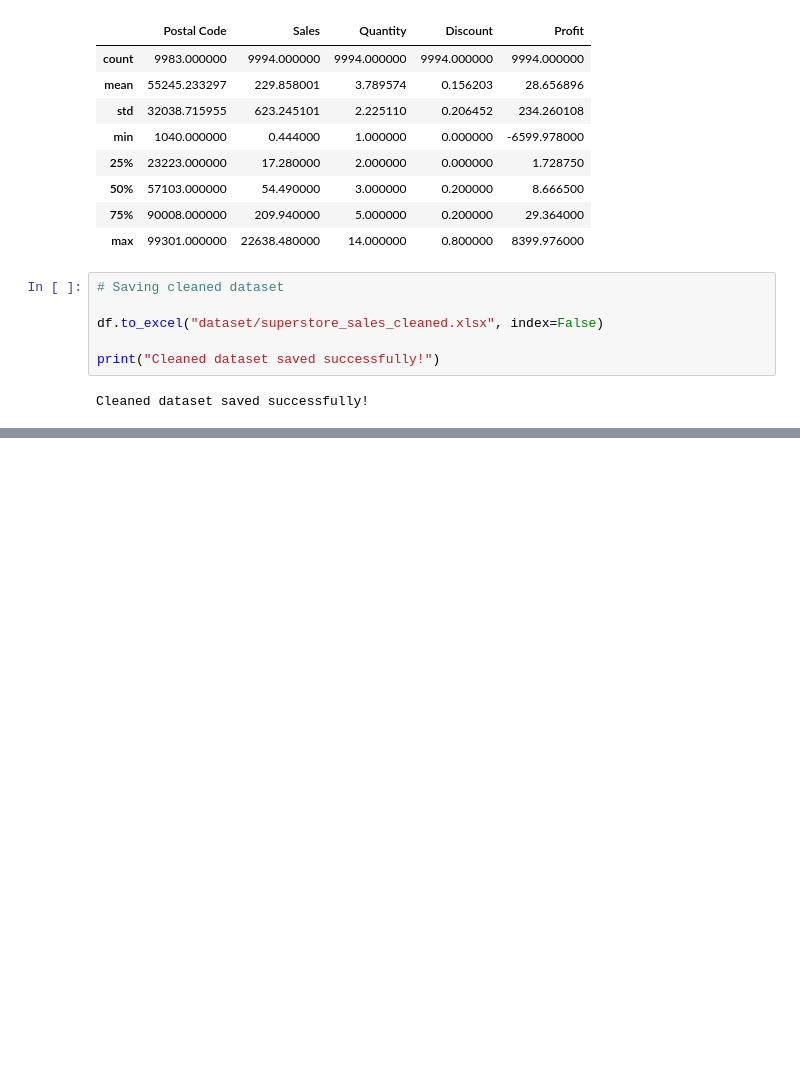
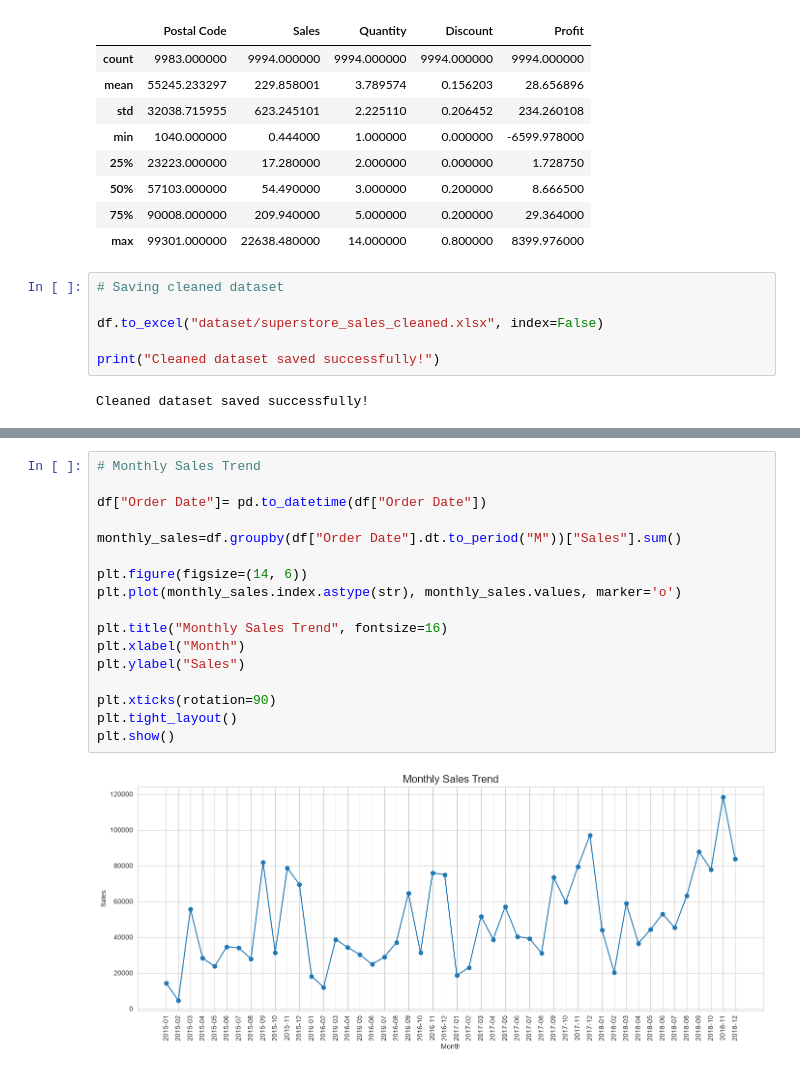
Before and after one commit to Mariyam-Shahla/datheon-data-analytics-internship-, a Jupyter notebook: Project-1-Python-EDA/EDA_Analysis.ipynb, the cells around one changed output, grey strips where cells are left out. Drawn from its saved outputs; the diff is of its cells as text; blank space fills up the shorter version.

```diff
--- a/Project-1-Python-EDA/EDA_Analysis.ipynb
+++ b/Project-1-Python-EDA/EDA_Analysis.ipynb
@@ -301,0 +332,19 @@ Cleaned dataset saved successfully!
+# %%
+# Monthly Sales Trend
+
+df["Order Date"]= pd.to_datetime(df["Order Date"])
+
+monthly_sales=df.groupby(df["Order Date"].dt.to_period("M"))["Sales"].sum()
+
+plt.figure(figsize=(14, 6))
+plt.plot(monthly_sales.index.astype(str), monthly_sales.values, marker='o')
+
+plt.title("Monthly Sales Trend", fontsize=16)
+plt.xlabel("Month")
+plt.ylabel("Sales")
+
+plt.xticks(rotation=90)
+plt.tight_layout()
+plt.show()
+# %% [output]
+[figure, added]
```
Also changed, not shown: parts of 9 cells of this notebook, 1 other file.
